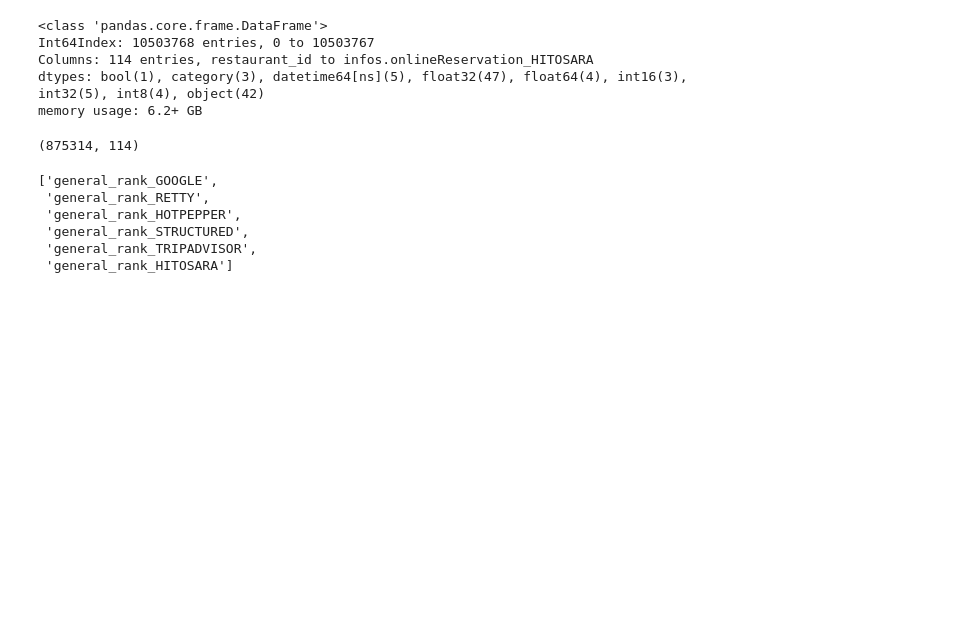
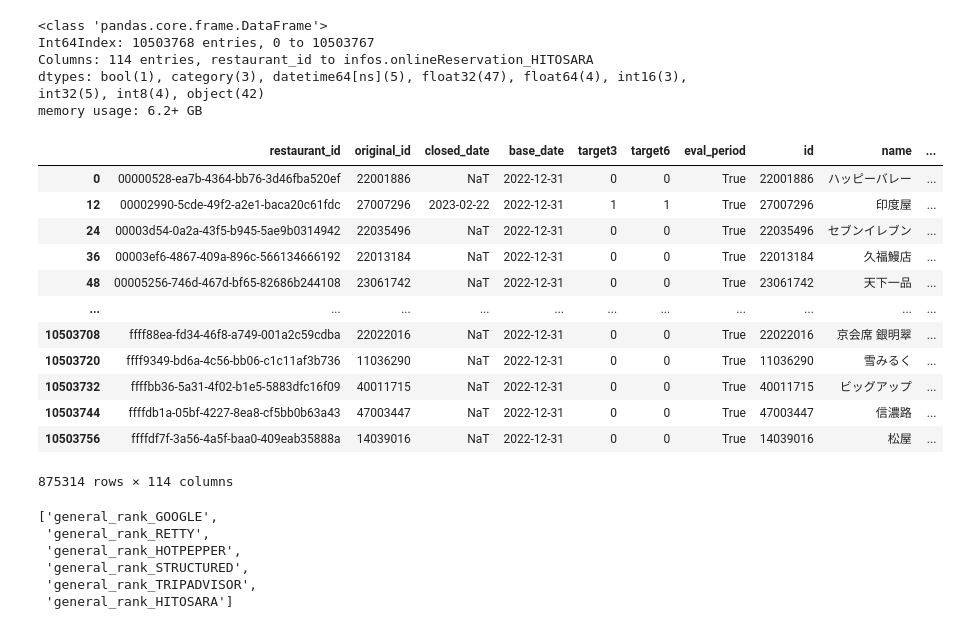
Before and after one commit to dgarage/dglab-ai-scoring_insitestream, a Jupyter notebook: pg/add_features.ipynb, the cells around one changed output. Saved outputs shown, nothing was run; the diff lists cells and outputs as text; code cells hidden in the pictures; blank space fills up the shorter version.

Commit message:
ad_fearures fixed about target6 creation

```diff
--- a/pg/add_features.ipynb
+++ b/pg/add_features.ipynb
@@ -428,9 +407,21 @@ Columns: 114 entries, restaurant_id to infos.onlineReservation_HITOSARA
 dtypes: bool(1), category(3), datetime64[ns](5), float32(47), float64(4), int16(3), int32(5), int8(4), object(42)
 memory usage: 6.2+ GB
 # %%
-pseudo_time_series_filter.shape
+pseudo_time_series_filter
 # %% [output]
+|  | restaurant_id | original_id | closed_date | base_date | target3 | target6 | eval_period | id | name | ... |
+| 0 | 00000528-ea7b-4364-bb76-3d46fba520ef | 22001886 | NaT | 2022-12-31 | 0 | 0 | True | 22001886 | ハッピーバレー | ... |
+| 12 | 00002990-5cde-49f2-a2e1-baca20c61fdc | 27007296 | 2023-02-22 | 2022-12-31 | 1 | 1 | True | 27007296 | 印度屋 | ... |
+| 24 | 00003d54-0a2a-43f5-b945-5ae9b0314942 | 22035496 | NaT | 2022-12-31 | 0 | 0 | True | 22035496 | セブンイレブン | ... |
+| 36 | 00003ef6-4867-409a-896c-566134666192 | 22013184 | NaT | 2022-12-31 | 0 | 0 | True | 22013184 | 久福鰻店 | ... |
+| 48 | 00005256-746d-467d-bf65-82686b244108 | 23061742 | NaT | 2022-12-31 | 0 | 0 | True | 23061742 | 天下一品 | ... |
+| ... | ... | ... | ... | ... | ... | ... | ... | ... | ... | ... |
+| 10503708 | ffff88ea-fd34-46f8-a749-001a2c59cdba | 22022016 | NaT | 2022-12-31 | 0 | 0 | True | 22022016 | 京会席 銀明翠 | ... |
+| 10503720 | ffff9349-bd6a-4c56-bb06-c1c11af3b736 | 11036290 | NaT | 2022-12-31 | 0 | 0 | True | 11036290 | 雪みるく | ... |
+| 10503732 | ffffbb36-5a31-4f02-b1e5-5883dfc16f09 | 40011715 | NaT | 2022-12-31 | 0 | 0 | True | 40011715 | ビッグアップ | ... |
+| 10503744 | ffffdb1a-05bf-4227-8ea8-cf5bb0b63a43 | 47003447 | NaT | 2022-12-31 | 0 | 0 | True | 47003447 | 信濃路 | ... |
+| 10503756 | ffffdf7f-3a56-4a5f-baa0-409eab35888a | 14039016 | NaT | 2022-12-31 | 0 | 0 | True | 14039016 | 松屋 | ... |
-(875314, 114)
+875314 rows × 114 columns
 # %%
 # pseudo_time_series_filterからカラム名に general_rank もの含むを抽出
 pseudo_time_series_filter_columns = pseudo_time_series_filter.columns
```
Also changed, not shown: parts of 17 cells of this notebook, 1 other file.
